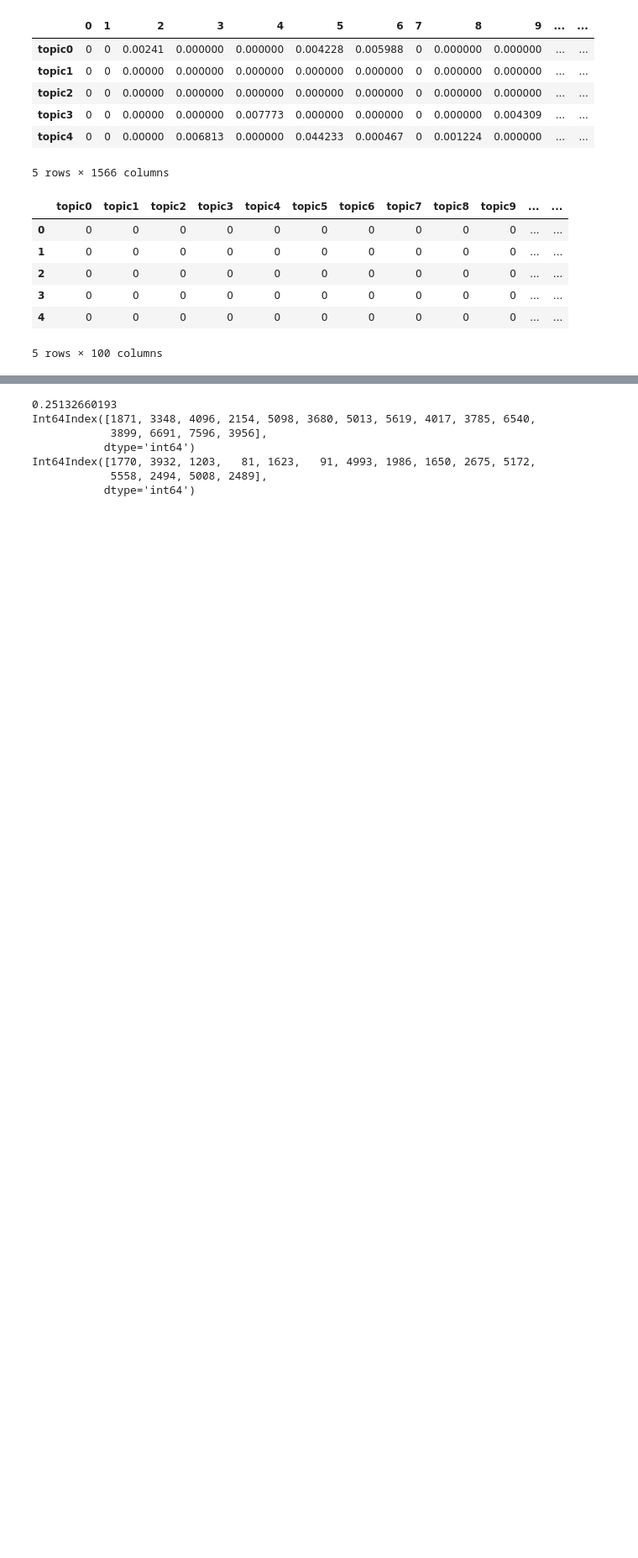
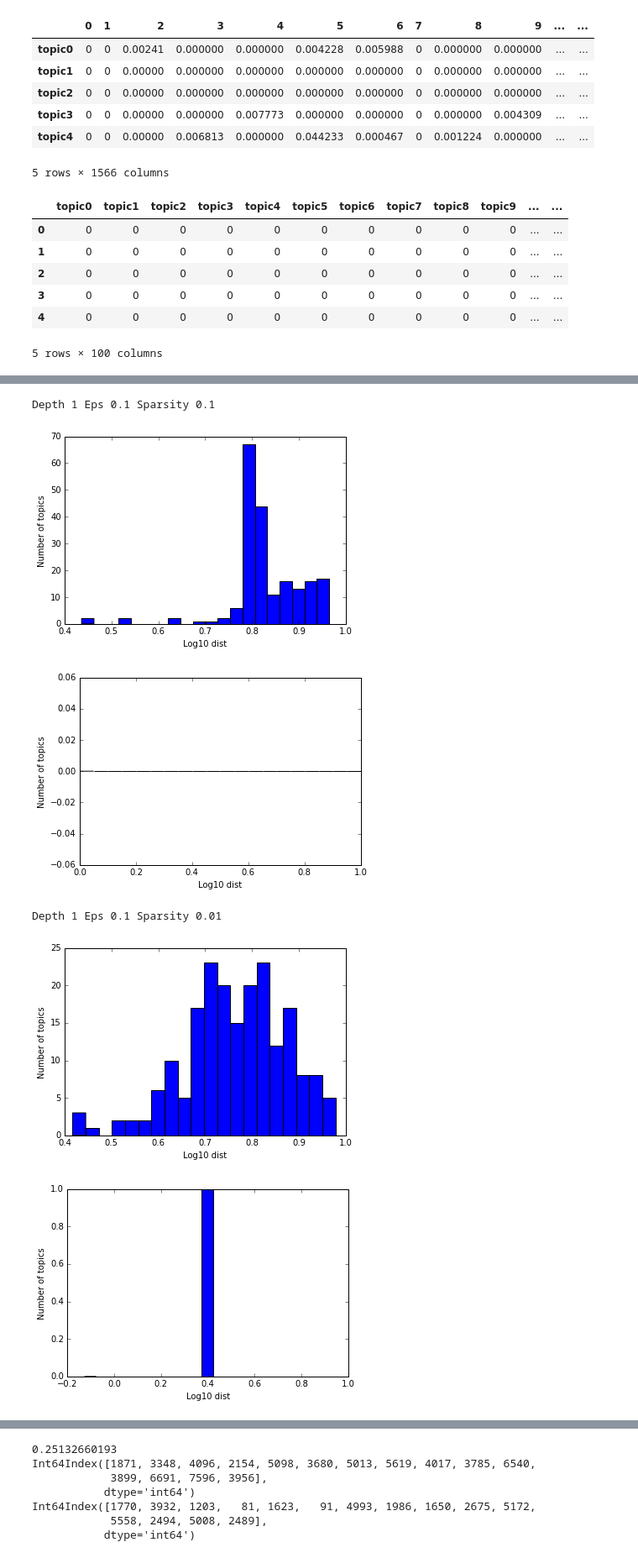
Before and after one commit to vovapolu/artm-experiments, a Jupyter notebook: Untitled.ipynb, the cells around one changed output, grey strips where cells are left out. Shown at 84% size. Saved outputs shown, nothing was run; the diff lists cells and outputs as text; code cells hidden in the pictures; blank space fills up the shorter version.

```diff
--- a/Untitled.ipynb
+++ b/Untitled.ipynb
@@ -93,9 +83,19 @@ def generate_random_combination(phi, current_topic, current_depth=0, depth=3):
     current_topic += alpha * phi[new_topic].as_matrix()
     return generate_random_combination(phi, current_topic, current_depth + 1, depth)
 
-random_size = 100
-random_topics = [generate_random_combination(phi_new, np.zeros(phi_new.shape[0])) for i in xrange(random_size)]
+def add_noise(topic, sparsity=0.1, eps=1e-2):
+    idxs = np.random.randint(len(topic), size=int(len(topic) * sparsity))
+    noise = np.random.random(size=len(idxs)) * eps
+    new_topic = topic.copy()
+    new_topic[idxs] += noise
+    return new_topic / np.sum(new_topic)
 
-phi_new = pd.concat([phi] + random_topics, axis=1)
-phi_new.columns = ['topic{}'.format(idx) for idx in xrange(len(phi_new.columns))]
-phi_new.head()
+def gen_new_phi(size=10, depth=5, eps=1e-3, sparsity=1e-3):
+    random_topics = np.array([add_noise(generate_random_combination(phi, np.zeros(phi.shape[0]), depth=depth),
+                                        eps=eps,
+                                        sparsity=sparsity)
+                              for i in xrange(size)]).T
+
+    phi_new = pd.concat((phi, pd.DataFrame(random_topics, index=phi.index)), axis=1)
+    phi_new.columns = ['topic{}'.format(idx) for idx in xrange(len(phi_new.columns))]
+    return phi_new
@@ -147,0 +102,45 @@ list_diff(filtered_topics, phi.columns)
+# %%
+import csv
+
+prefix_metric = 'cos'
+
+with open('{}_data.csv'.format(prefix_metric), 'wb') as data_file:
+    data_writer = csv.writer(data_file)
+    data_writer.writerow(['depth', 'eps', 'sparsity', 'base_len',
+                          'mean_val_filtered', 'mean_val_other',
+                          'std_val_filtered', 'std_val_other',
+                          'max_val_filtered', 'min_val_other'])
+    for depth in [1, 10, 50, 100, 150]:
+        for epsi, eps in enumerate([1e-1, 1e-2, 1e-3, 1e-4, 1e-5]):
+            for spari, sparsity in enumerate([1e-1, 1e-2, 1e-3, 1e-4, 1e-5]):
+                print "Depth {} Eps {} Sparsity {}".format(depth, eps, sparsity)
+                phi_new = gen_new_phi(size=100, depth=depth, eps=eps, sparsity=sparsity)
+                filtered_topics = ofilter.filter_topics(phi_new, phi_new.columns)
+                other_topics = [topic for topic in phi_new.columns if topic not in filtered_topics]
+
+                filtered_vals = [ofilter.res_vals[topic] for topic in filtered_topics]
+                other_vals = [ofilter.res_vals[topic] for topic in other_topics]
+                if len(other_vals) == 0:
+                    other_vals.append(0.0)
+
+                data_writer.writerow([depth, eps, sparsity, len(filtered_topics),
+                                np.mean(filtered_vals), np.mean(other_vals),
+                                np.std(filtered_vals), np.std(other_vals),
+                                np.max(filtered_vals), np.min(other_vals)])
+
+                #list_diff(filtered_topics, phi.columns)
+                #print len(filtered_topics)
+                fvals, fbins = ofilter.plot_hist(filtered_topics)
+                save_hist(fvals, fbins, "fil_{}_art_depth{}eps{}spar{}.csv".format(prefix_metric,
+                                                                                   depth, epsi, spari))
+
+                ovals, obins = ofilter.plot_hist(other_topics)
+                save_hist(ovals, obins, "oth_{}_art_depth{}eps{}spar{}.csv".format(prefix_metric,
+                                                                                   depth, epsi, spari))
+# %% [output]
+Depth 1 Eps 0.1 Sparsity 0.1
+[figure, added]
+[figure, added]
+Depth 1 Eps 0.1 Sparsity 0.01
+[figure, added]
+[figure, added]
```
Also changed, not shown: parts of 10 cells of this notebook, 4 other files.
